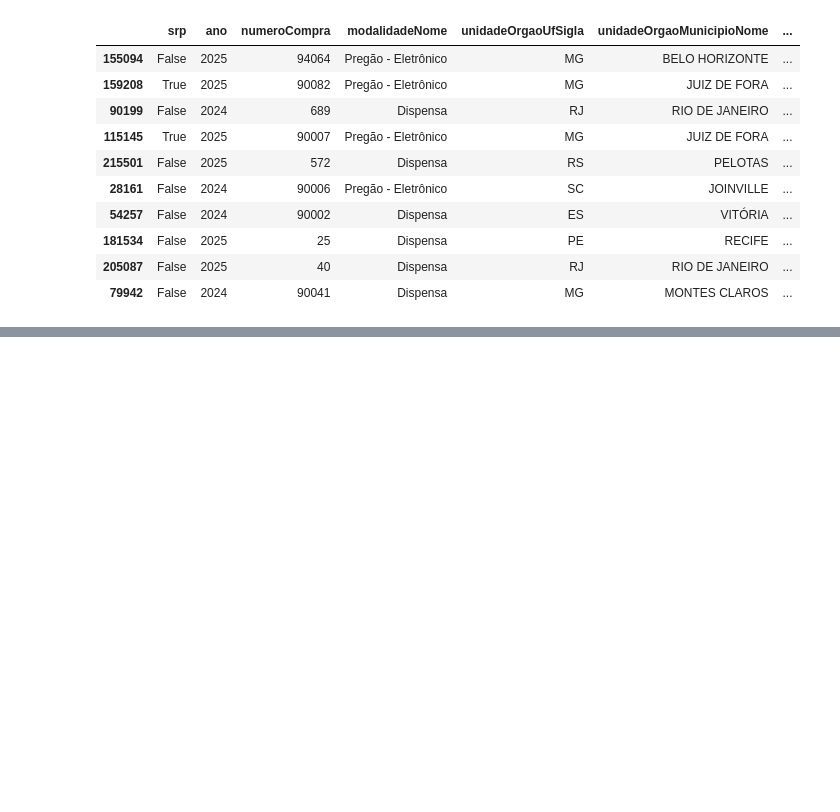
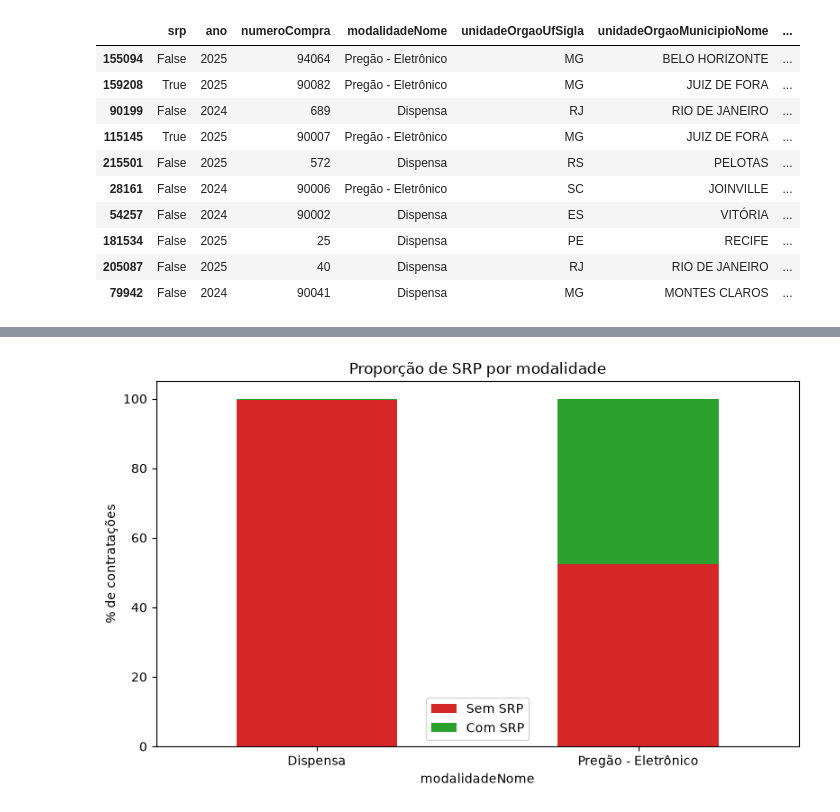
Before and after one commit to VictorLapaDev/Faculdade, a Jupyter notebook: 2-Semestre/4 Feira - Arquitetura de Dados/26.09.09/notebook.ipynb, the cells around one changed output, grey strips where cells are left out. Saved outputs shown, nothing was run; the diff lists cells and outputs as text; code cells hidden in the pictures; blank space fills up the shorter version.

```diff
--- a/2-Semestre/4 Feira - Arquitetura de Dados/26.09.09/notebook.ipynb
+++ b/2-Semestre/4 Feira - Arquitetura de Dados/26.09.09/notebook.ipynb
@@ -452,6 +454,7 @@ Dimensões do DataFrame: (268524, 12)
 df_final.to_parquet("srp_contratacoes_tratado_pais.parquet", index=False) # Salva a tabela final em parquet
 # %%
 df = pd.read_parquet("srp_contratacoes_tratado_pais.parquet") # Lê a tabela final salva em parquet
+df_nulos = pd.read_parquet("srp_contratacoes_completo_com_nulos.parquet")
 # %% [markdown]
 ## Tamanho final da Tabela
 # %%
@@ -470,3 +473,5 @@ df.sample(10)
 | 181534 | False | 2025 | 25 | Dispensa | PE | RECIFE | ... |
 | 205087 | False | 2025 | 40 | Dispensa | RJ | RIO DE JANEIRO | ... |
 | 79942 | False | 2024 | 90041 | Dispensa | MG | MONTES CLAROS | ... |
+# %%
+plt.rcParams['figure.figsize'] = (8, 5)
@@ -472,0 +480,15 @@ df.sample(10)
+# %%
+tabela1 = pd.crosstab(df_nulos['modalidadeNome'], df_nulos['srp'])
+proporcao1 = pd.crosstab(df_nulos['modalidadeNome'], df_nulos['srp'], normalize='index') * 100
+
+print("Contagem:")
+display(tabela1)
+print("\nProporção (%):")
+display(proporcao1)
+
+chi2, p1, gl, esperado = chi2_contingency(tabela1)
+n = tabela1.sum().sum()
+cramers_v = np.sqrt(chi2 / (n * (min(tabela1.shape) - 1)))
+
+print(f"\nQui-quadrado: {chi2:.2f} | p-valor: {p1:.4g} | graus de liberdade: {gl}")
+print(f"Cramér's V: {cramers_v:.3f}")
@@ -472,0 +508,11 @@ df.sample(10)
+# %%
+proporcao1.plot(kind='bar', stacked=True, color=['#d62728', '#2ca02c'])
+plt.ylabel('% de contratações')
+plt.title('Proporção de SRP por modalidade')
+plt.legend(['Sem SRP', 'Com SRP'])
+plt.xticks(rotation=0)
+plt.tight_layout()
+plt.savefig('grafico1_srp_por_modalidade.png', dpi=150)
+plt.show()
+# %% [output]
+[figure, added]
```
Also changed, not shown: parts of 26 cells of this notebook.
